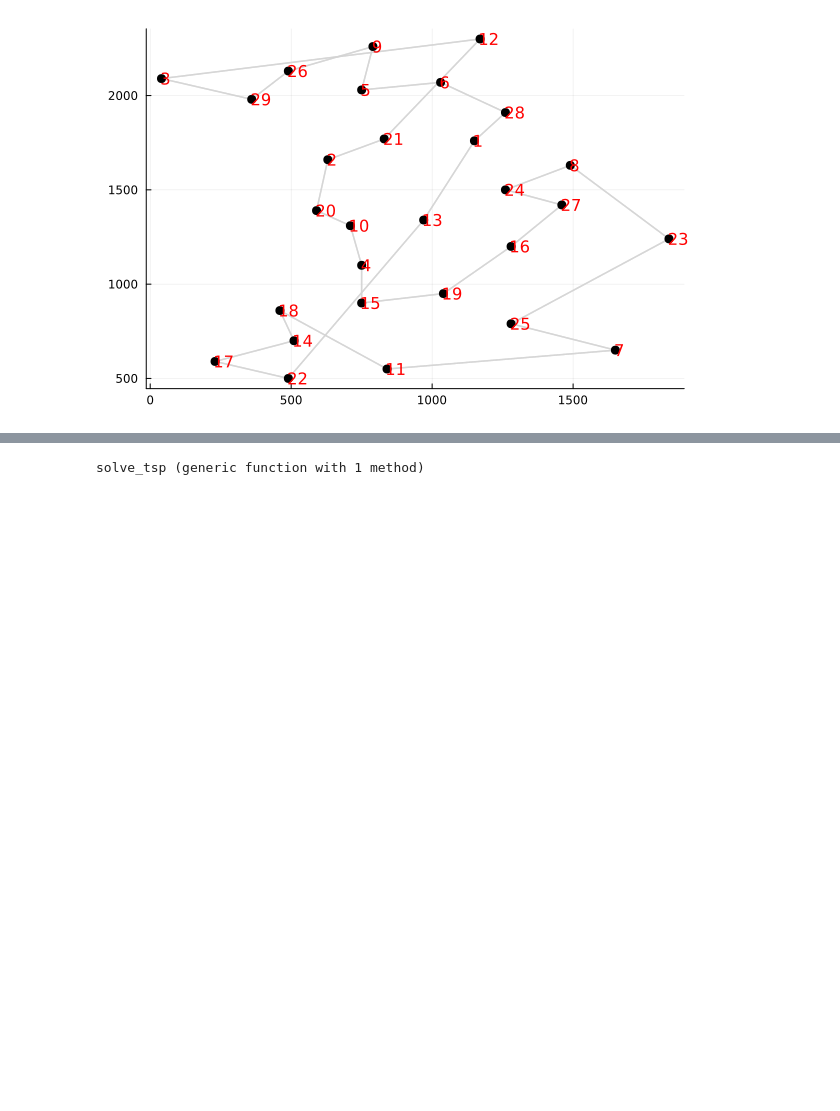
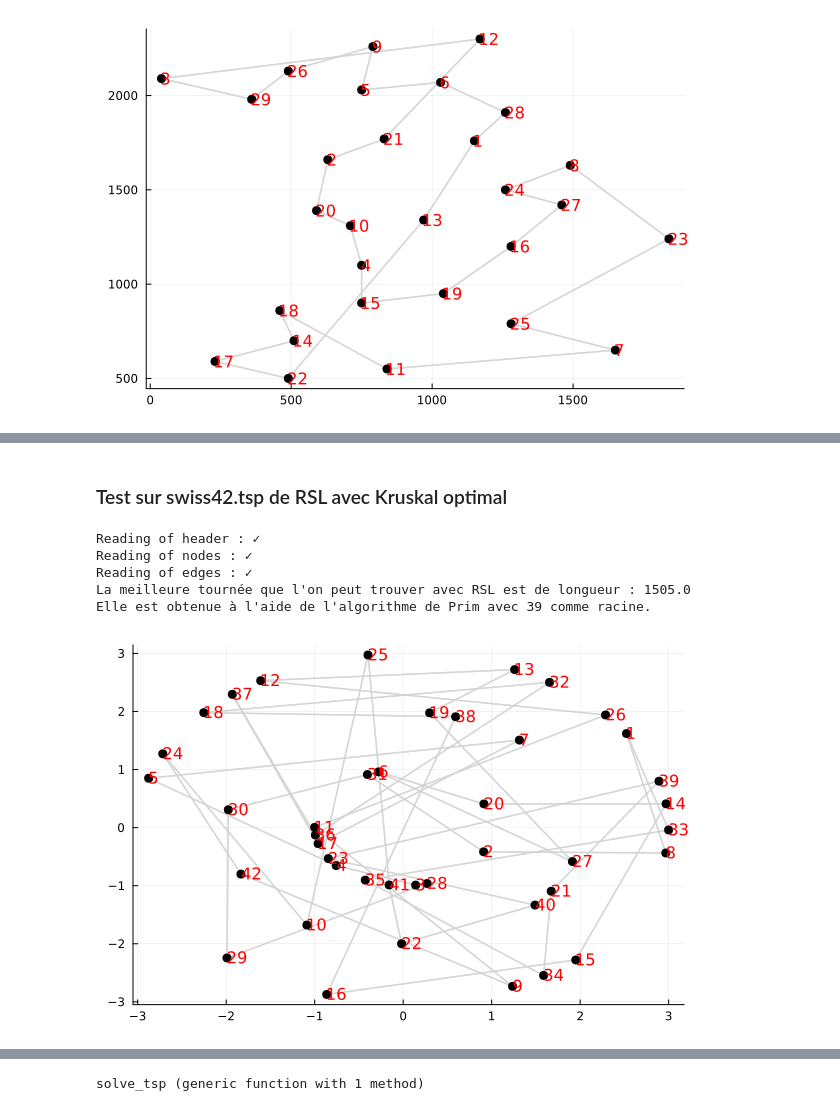
Before and after one commit to Ostrograd/mth6412b-starter-code, a Jupyter notebook: projet/phase3/phase3.ipynb, the cells around one changed output, grey strips where cells are left out. Cells and saved outputs as stored; diff of their text form; code cells hidden in the pictures; blank space fills up the shorter version.

```diff
--- a/projet/phase3/phase3.ipynb
+++ b/projet/phase3/phase3.ipynb
@@ -455,0 +481,13 @@ sum of weights 2564.0
+# %% [markdown]
+### Test sur swiss42.tsp de RSL avec Kruskal optimal
+# %%
+swiss42 = graph_from_tsp("../../instances/stsp/swiss42.tsp","graphe")[1]
+cycle = optimal_rsl(swiss42)
+plot_graph(cycle)
+# %% [output]
+Reading of header : ✓
+Reading of nodes : ✓
+Reading of edges : ✓
+La meilleure tournée que l'on peut trouver avec RSL est de longueur : 1505.0
+Elle est obtenue à l'aide de l'algorithme de Prim avec 39 comme racine.
+[figure, added]
```
Also changed, not shown: parts of 35 cells of this notebook, 3 other files.
